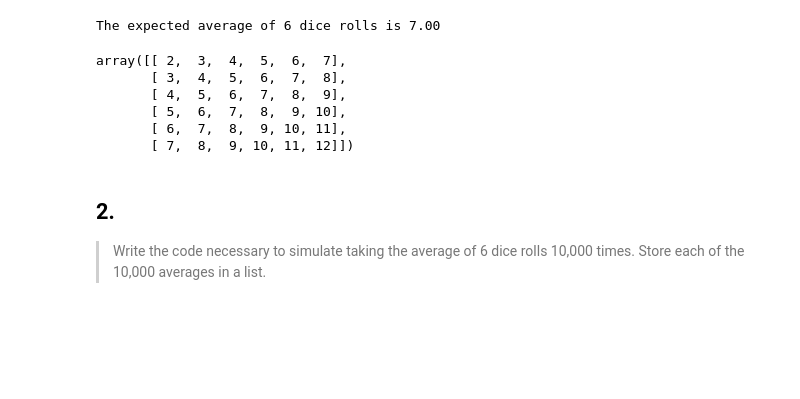
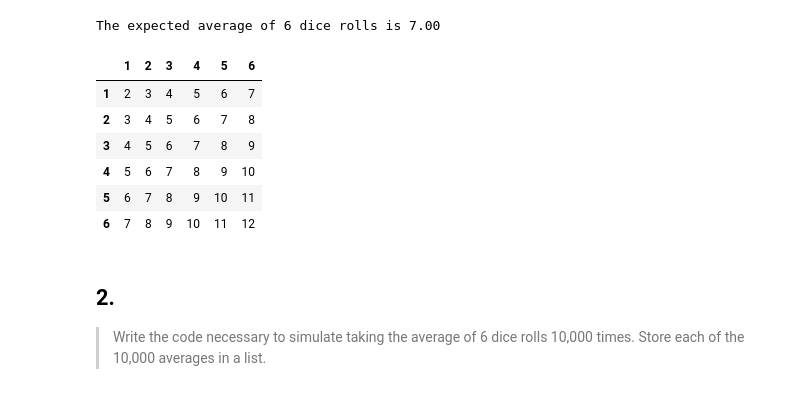
Before and after one commit to Promeos/statistics-exercises, a Jupyter notebook: hypothesis_testing.ipynb, the cells around one changed output. Cells and saved outputs as stored; diff of their text form; code cells hidden in the pictures; blank space fills up the shorter version.

```diff
--- a/hypothesis_testing.ipynb
+++ b/hypothesis_testing.ipynb
@@ -103,15 +103,21 @@ theo_expected_value = ((die_1 + die_2) * probability).sum()
 print("The expected average of 6 dice rolls is {:.2f}".format(theo_expected_value))
 # %% [output]
 The expected average of 6 dice rolls is 7.00
-# %%
-die_1 + die_2
-# %% [output]
-array([[ 2,  3,  4,  5,  6,  7],
-       [ 3,  4,  5,  6,  7,  8],
-       [ 4,  5,  6,  7,  8,  9],
-       [ 5,  6,  7,  8,  9, 10],
-       [ 6,  7,  8,  9, 10, 11],
-       [ 7,  8,  9, 10, 11, 12]])
+# %%
+dice_roll_outcomes = pd.DataFrame(
+    die_1 + die_2,
+    index=np.arange(1,7),
+    columns=np.arange(1,7))
+
+dice_roll_outcomes
+# %% [output]
+|  | 1 | 2 | 3 | 4 | 5 | 6 |
+| 1 | 2 | 3 | 4 | 5 | 6 | 7 |
+| 2 | 3 | 4 | 5 | 6 | 7 | 8 |
+| 3 | 4 | 5 | 6 | 7 | 8 | 9 |
+| 4 | 5 | 6 | 7 | 8 | 9 | 10 |
+| 5 | 6 | 7 | 8 | 9 | 10 | 11 |
+| 6 | 7 | 8 | 9 | 10 | 11 | 12 |
 # %% [markdown]
 ## 2.
 >Write the code necessary to simulate taking the average of 6 dice rolls 10,000 times. Store each of the 10,000 averages in a list.
```
Also changed, not shown: parts of 8 cells of this notebook.
